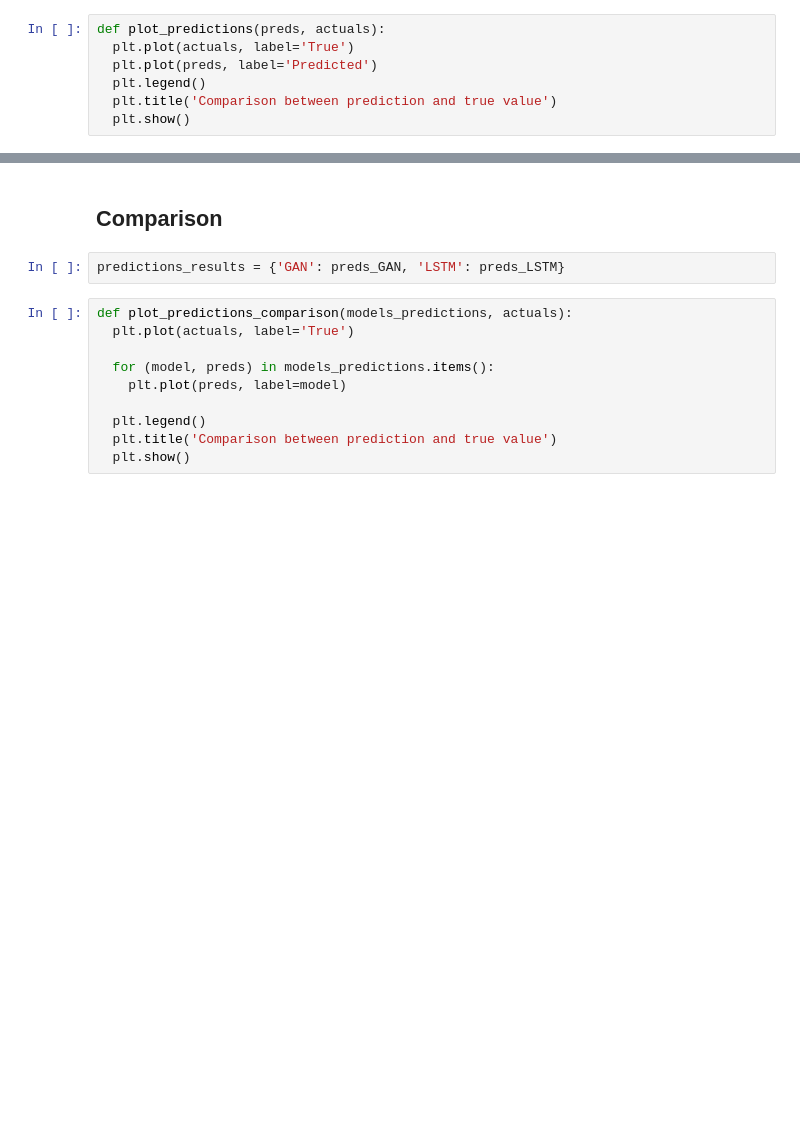
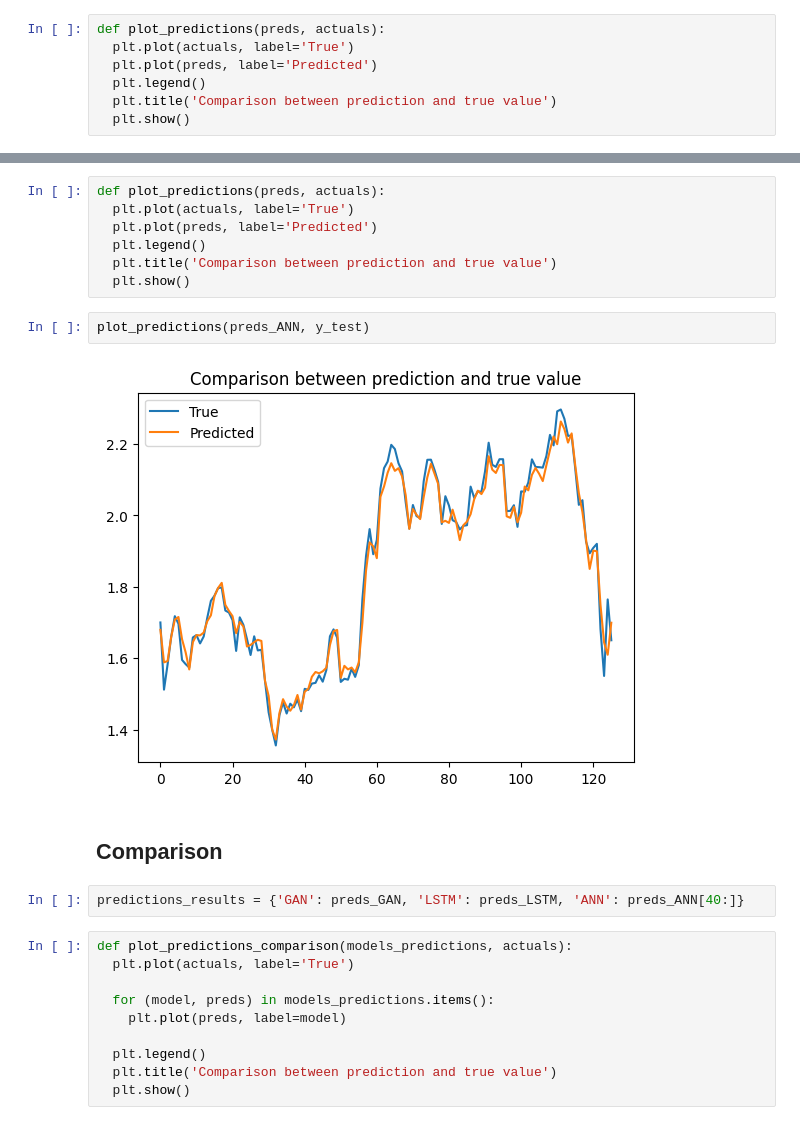
Before and after one commit to RobertoSonzini/NAML_project, a Jupyter notebook: Progetto_NAML.ipynb, the cells around one changed output, grey strips where cells are left out. Drawn from its saved outputs; the diff is of its cells as text; blank space fills up the shorter version.

```diff
--- a/Progetto_NAML.ipynb
+++ b/Progetto_NAML.ipynb
@@ -955,7 +1105,18 @@ plot_predictions(preds_LSTM, actuals_LSTM)
+# %%
+def plot_predictions(preds, actuals):
+  plt.plot(actuals, label='True')
+  plt.plot(preds, label='Predicted')
+  plt.legend()
+  plt.title('Comparison between prediction and true value')
+  plt.show()
+# %%
+plot_predictions(preds_ANN, y_test)
+# %% [output]
+[figure, added]
 # %% [markdown]
 ## **Comparison**
 # %%
-predictions_results = {'GAN': preds_GAN, 'LSTM': preds_LSTM}
+predictions_results = {'GAN': preds_GAN, 'LSTM': preds_LSTM, 'ANN': preds_ANN[40:]}
 # %%
 def plot_predictions_comparison(models_predictions, actuals):
   plt.plot(actuals, label='True')
```
Also changed, not shown: parts of 23 cells of this notebook.
